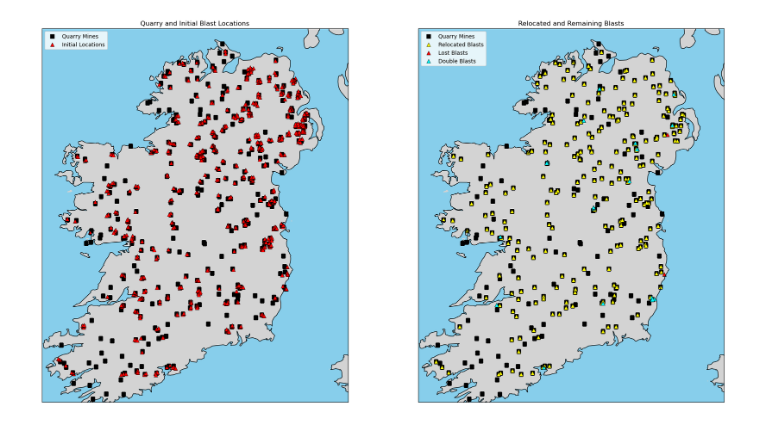
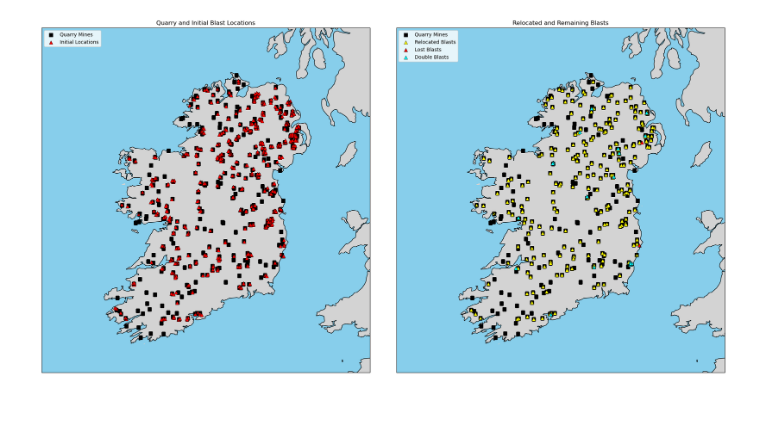
Before and after one commit to bru-melo/SeisBlast, a Jupyter notebook: codes/visualize-blasts.ipynb, the cells around one changed output. Saved outputs shown, nothing was run; the diff lists cells and outputs as text; code cells hidden in the pictures.

```diff
--- a/codes/visualize-blasts.ipynb
+++ b/codes/visualize-blasts.ipynb
@@ -18,7 +18,7 @@ lost_blasts = pd.read_csv(
     '/home/bmelo/bin/SeisBlast/files/Eire_blasts_lost.csv')
 # %%
 # Define the region as (min_lon, max_lon, min_lat, max_lat)
-region = [-10.5, -5, 51.5, 55.5]  # Replace with your actual region
+region = [-12, -4, 51, 56]  # Replace with your actual region
 
 # Create a figure with two subplots
 fig, axes = plt.subplots(
@@ -63,31 +63,31 @@ ax2.set_title("Relocated and Remaining Blasts")
 ax2.scatter(quarries_james["lon"], quarries_james["lat"],
             color="black", marker="s", s=50, label="Quarry Mines",
             transform=ccrs.PlateCarree())
 
 # Plot relocated blasts (green triangles)
 ax2.scatter(blasts["lon-quarry"], blasts["lat-quarry"],
             color="yellow", marker="^", s=50,
             edgecolors="black", linewidth=0.5,
             label="Relocated Blasts",
             transform=ccrs.PlateCarree())
 
 # Plot relocated blasts (green triangles)
 ax2.scatter(lost_blasts["LON(deg)"], lost_blasts["LAT(deg)"],
             color="red", marker="^", s=50,
             edgecolors="black", linewidth=0.5,
             label="Lost Blasts",
             transform=ccrs.PlateCarree())
 
 ax2.scatter(double_blasts["lon_ev"], double_blasts["lat_ev"],
             color="cyan", marker="^", s=50,
             edgecolors="black", linewidth=0.5,
             label="Double Blasts",
             transform=ccrs.PlateCarree())
 
 ax2.legend(loc="upper left")
 
 # Show the final map
 plt.tight_layout()
 plt.show()
 # %% [output]
-[figure, old version]
+[figure, new version]
```
Also changed, not shown: 2 other files.
